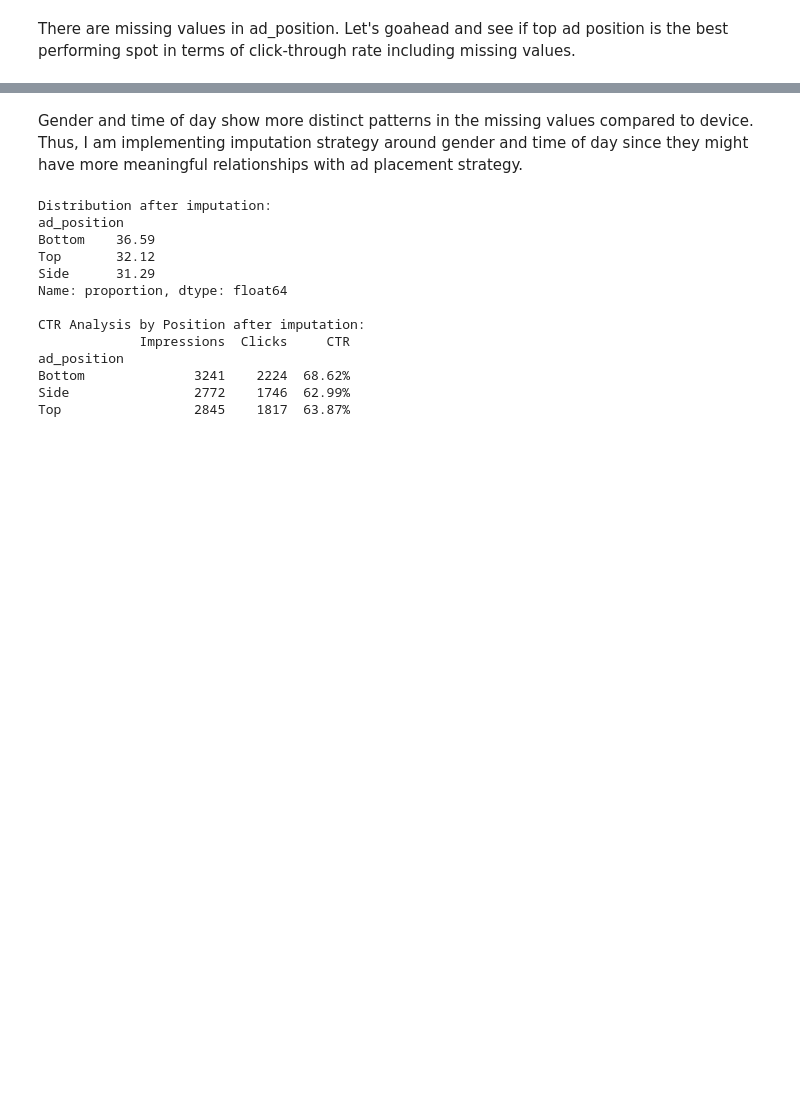
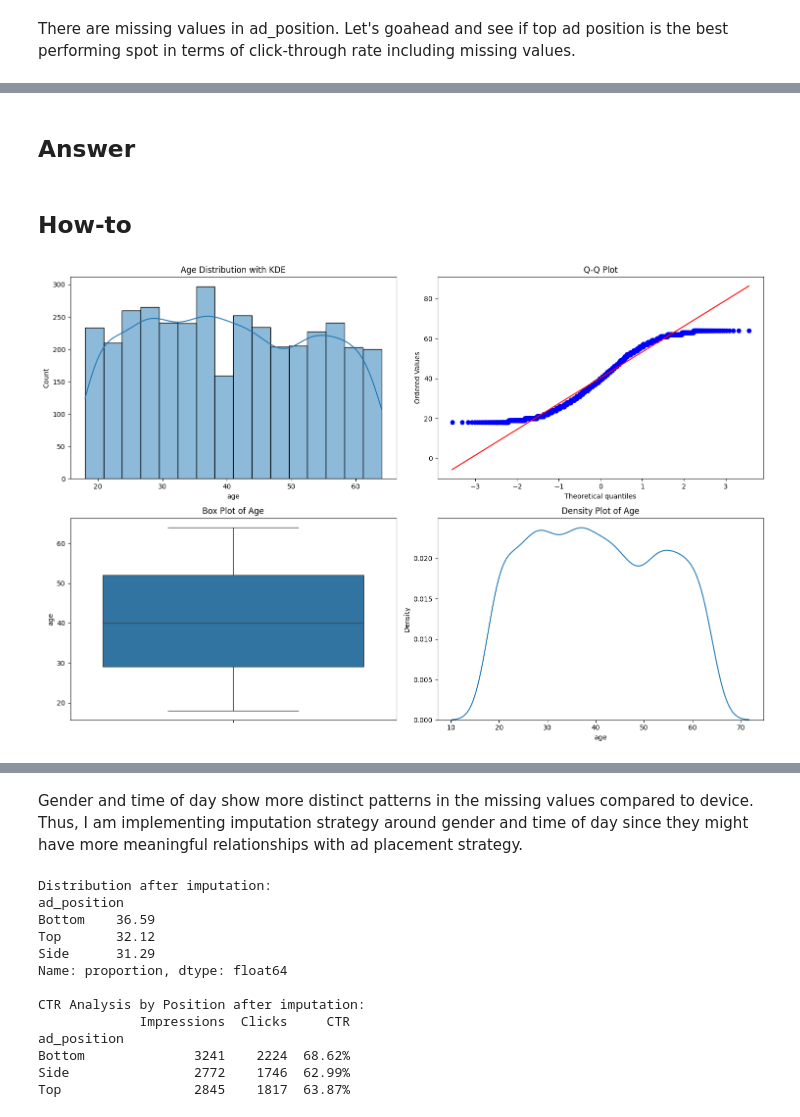
Before and after one commit to bebekim/kaggle-ad-prediction, a Jupyter notebook: mindset_challenge_alternative.ipynb, the cells around one changed output, grey strips where cells are left out. Saved outputs shown, nothing was run; the diff lists cells and outputs as text; code cells hidden in the pictures; blank space fills up the shorter version.

```diff
--- a/mindset_challenge_alternative.ipynb
+++ b/mindset_challenge_alternative.ipynb
@@ -646,0 +577,35 @@ KeyError: 'conversion_value'
+# %% [markdown]
+## Answer
+# %% [markdown]
+## How-to
+# %%
+import matplotlib.pyplot as plt
+import seaborn as sns
+import scipy.stats as stats
+import numpy as np
+
+df = pd.read_csv('ad_click_clean_dataset_quality.csv')
+
+# Create figure with multiple plots
+fig, ((ax1, ax2), (ax3, ax4)) = plt.subplots(2, 2, figsize=(15, 10))
+
+# 1. Histogram with KDE
+sns.histplot(data=df, x='age', kde=True, ax=ax1)
+ax1.set_title('Age Distribution with KDE')
+
+# 2. Q-Q plot
+stats.probplot(df['age'].dropna(), dist="norm", plot=ax2)
+ax2.set_title('Q-Q Plot')
+
+# 3. Box plot
+sns.boxplot(y=df['age'], ax=ax3)
+ax3.set_title('Box Plot of Age')
+
+# 4. Density plot
+sns.kdeplot(data=df, x='age', ax=ax4)
+ax4.set_title('Density Plot of Age')
+
+plt.tight_layout()
+plt.show()
+# %% [output]
+[figure, added]
```
Also changed, not shown: parts of 63 cells of this notebook, 6 other files.
